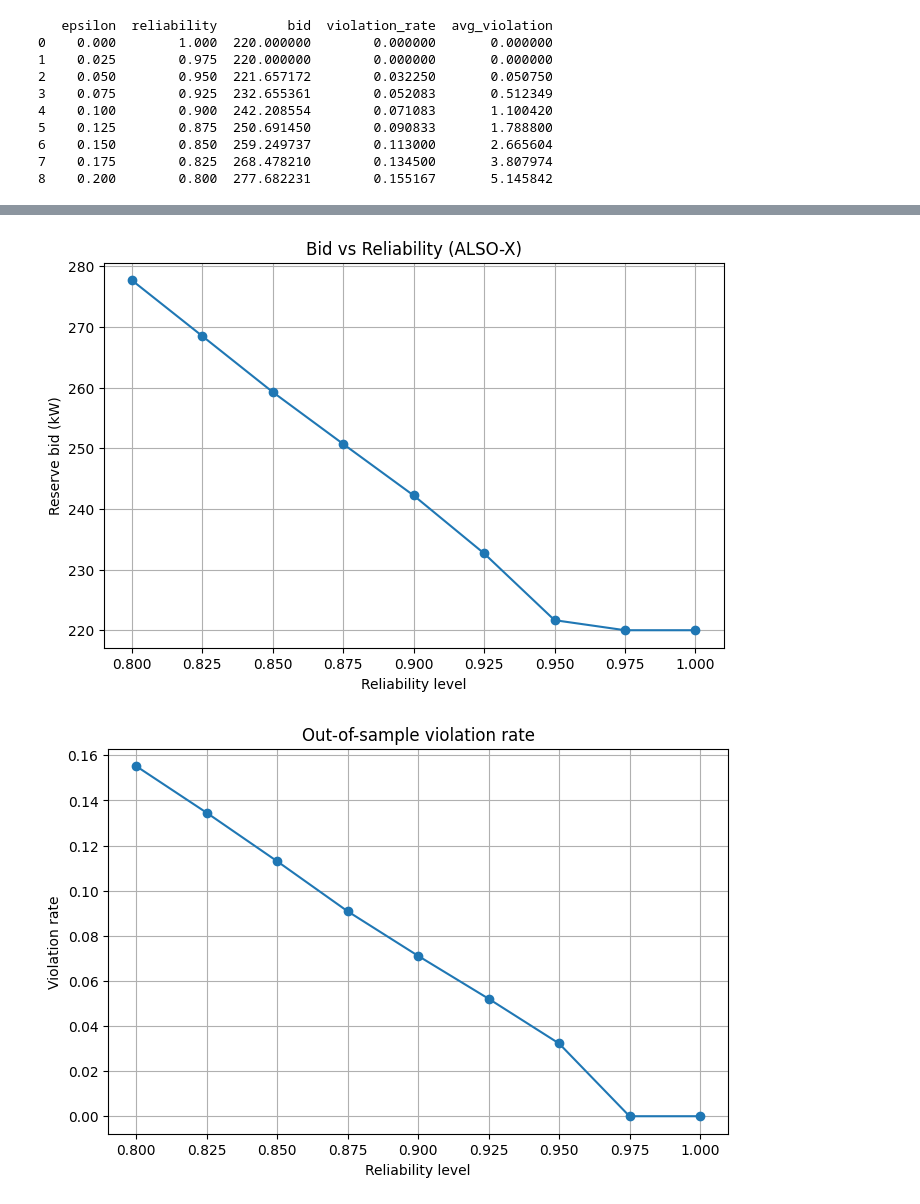
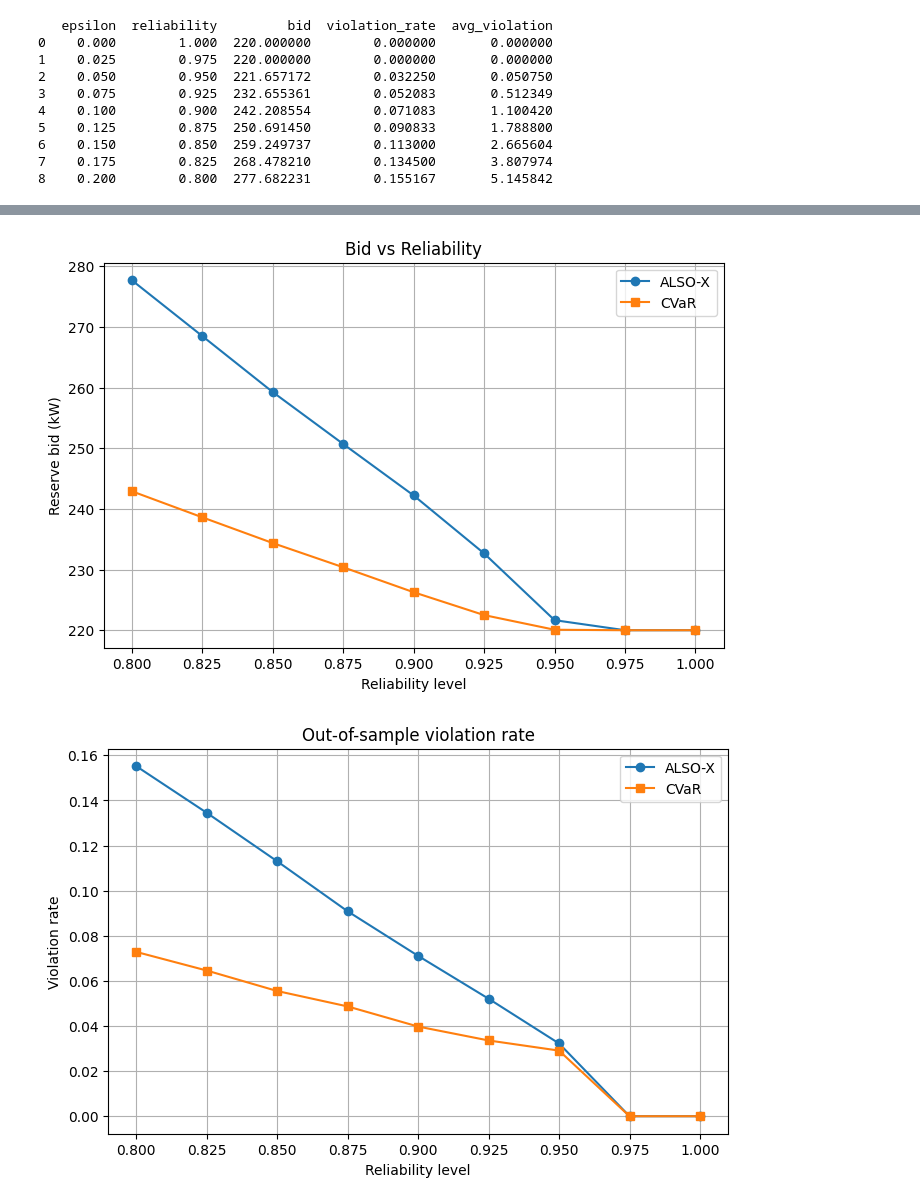
Before and after one commit to KonstantinosKountras/46755-offering-strategy_Asgn2, a Jupyter notebook: notebooks/Task2-3_P-SensitivityALSOX.ipynb, the cells around one changed output, grey strips where cells are left out. Cells and saved outputs as stored; diff of their text form; code cells hidden in the pictures.

```diff
--- a/notebooks/Task2-3_P-SensitivityALSOX.ipynb
+++ b/notebooks/Task2-3_P-SensitivityALSOX.ipynb
@@ -188,12 +185,11 @@ model_cvar = gp.Model("Task_2_1_CVaR_FCRD_Up")
 model_cvar.setParam("OutputFlag", 0)
 
 # Decision variable: reserve capacity bid [kW]
-c_up_cvar = model_cvar.addVar(lb=0, name="c_up")
+c_up_cvar = model_cvar.addVar(lb=0, ub=GRB.INFINITY, name="c_up")
 
 # CVaR variables
-beta = model_cvar.addVar(ub=0, name="beta")          # VaR-like threshold
-shortfall = model_cvar.addVars(N_in, M, lb=-GRB.INFINITY, name="shortfall")
-
+beta = model_cvar.addVar(ub=0, lb=-GRB.INFINITY, name="beta")          # VaR-like threshold
+shortfall = model_cvar.addVars(N_in, M, lb=-GRB.INFINITY, ub=GRB.INFINITY, name="shortfall") # N_in, M shortfall variables can be negative (overperformance) or positive (underperformance)
 # Shortfall constraints
 for s in range(N_in):
     for m in range(M):
@@ -589,0 +716,18 @@ print(df_sens)
+# %%
+results_sensitivity_cvar = []
+
+for eps in epsilons:
+
+    c_val = solve_cvar(eps)
+    metrics = evaluate_out(c_val)
+
+    results_sensitivity_cvar.append({
+        "epsilon": eps,
+        "reliability": 1 - eps,
+        "bid": c_val,
+        "violation_rate": metrics["violation_rate"],
+        "avg_violation": metrics["avg_violation"]
+    })
+
+df_sens_cvar = pd.DataFrame(results_sensitivity_cvar)
+print(df_sens_cvar)
@@ -590,29 +745,41 @@ print(df_sens)
 # %%
 # Plotting sensitivity results
 
 plt.figure(figsize=(8,5))
-plt.plot(df_sens["reliability"], df_sens["bid"], marker='o')
+
+plt.plot(df_sens["reliability"], df_sens["bid"], marker='o', label="ALSO-X")
+plt.plot(df_sens_cvar["reliability"], df_sens_cvar["bid"], marker='s', label="CVaR")
+
 plt.xlabel("Reliability level")
 plt.ylabel("Reserve bid (kW)")
-plt.title("Bid vs Reliability (ALSO-X)")
+plt.title("Bid vs Reliability")
+plt.legend()
 plt.grid()
 plt.show()
 
 plt.figure(figsize=(8,5))
-plt.plot(df_sens["reliability"], df_sens["violation_rate"], marker='o')
+
+plt.plot(df_sens["reliability"], df_sens["violation_rate"], marker='o', label="ALSO-X")
+plt.plot(df_sens_cvar["reliability"], df_sens_cvar["violation_rate"], marker='s', label="CVaR")
+
 plt.xlabel("Reliability level")
 plt.ylabel("Violation rate")
 plt.title("Out-of-sample violation rate")
+plt.legend()
 plt.grid()
 plt.show()
 
 plt.figure(figsize=(8,5))
-plt.plot(df_sens["reliability"], df_sens["avg_violation"], marker='o')
+
+plt.plot(df_sens["reliability"], df_sens["avg_violation"], marker='o', label="ALSO-X")
+plt.plot(df_sens_cvar["reliability"], df_sens_cvar["avg_violation"], marker='s', label="CVaR")
+
 plt.xlabel("Reliability level")
 plt.ylabel("Average violation (kW)")
 plt.title("Violation magnitude vs reliability")
+plt.legend()
 plt.grid()
 plt.show()
 # %% [output]
-[figure, old version]
+[figure, new version]
-[figure, old version]
+[figure, new version]
```
Also changed, not shown: parts of 9 cells of this notebook, 6 other files.
